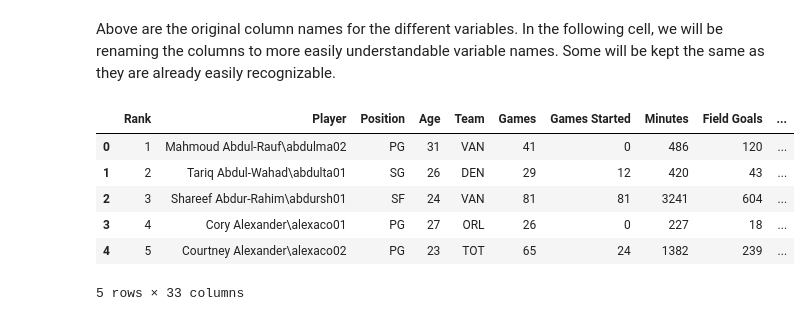
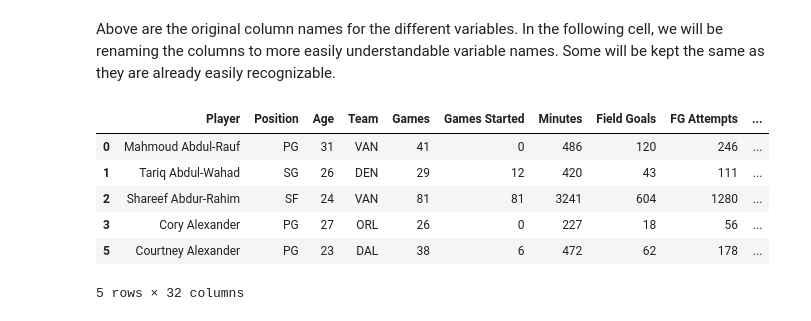
Before and after one commit to chas3stockwell/College-Basketball-Success, a Jupyter notebook: Tutorial Notebook - Extrapolating Success from Basketball Players using On-Court Data 2000-2019-checkpoint.ipynb, the cells around one changed output. Cells and saved outputs as stored; diff of their text form; code cells hidden in the pictures.

```diff
--- a/Tutorial Notebook - Extrapolating Success from Basketball Players using On-Court Data 2000-2019-checkpoint.ipynb
+++ b/Tutorial Notebook - Extrapolating Success from Basketball Players using On-Court Data 2000-2019-checkpoint.ipynb
@@ -278,17 +251,21 @@ import os
 
 directory_in_str = "./data_NBA"
 directory = os.fsencode(directory_in_str)
-yNum = 2001
+yNum = 2000
+
+file1 = "./data_NBA/playerstats2000.csv"
+
+df_NBA = pd.DataFrame()
 
 for file in os.listdir(directory):
      filename = os.fsdecode(file)
-     if filename.endswith(".csv") & ~("2000" in filename):
+     if filename.endswith(".csv"):
         df_temp = pd.read_csv((directory_in_str +"/"+ filename), sep=",", encoding='latin-1')
         df_temp["Year"] = yNum
         df_NBA = pd.concat([df_NBA, df_temp], ignore_index = True)
         yNum = yNum+1
      else:
          continue
-
-df_NBA
+del df_NBA["Rk"]
+df_NBA.head()
 # %% [output]
@@ -327,0 +283,6 @@ df_NBA.head()
+# %%
+# If a record has the Team = TOT, then it is the total summation of that player's stats and is thus a repetitive column.
+df_NBA = df_NBA.loc[df_NBA["Tm"] != "TOT"]
+
+df_NBA["3P%_ofTotal"] = df_NBA["3PA"]/(df_NBA["3PA"]+df_NBA["FGA"])
+df_NBA.head()
@@ -364,20 +333,21 @@ Index(['Rk', 'Player', 'Pos', 'Age', 'Tm', 'G', 'GS', 'MP', 'FG', 'FGA', 'FG%',
 # %% [markdown]
 Above are the original column names for the different variables. In the following cell, we will be renaming the columns to more easily understandable variable names. Some will be kept the same as they are already easily recognizable.
 # %%
-df_NBA.columns = ["Rank", "Player", "Position", "Age", "Team",
+df_NBA.columns = ["Player", "Position", "Age", "Team",
                   "Games", "Games Started", "Minutes", "Field Goals",
                   "FG Attempts", "FG Percent","3P FG", "3P Attempts",
                   "3P Percent", "2P FG", "2P Attempts", "2P Percent",
                   "Effective FGP", "FT", "FT Attempts","FT Percent",
                   "Off_Rebounds", "Def_Rebounds", "Tot_Rebounds", "Assists",
                   "Steals", "Blocks", "Turnovers", "P_Fouls", "Points",
                   "Year", "3P%_ofTotal", "PPG"]
+df_NBA["Player"] = df_NBA["Player"].str.split("\\").str[0]
 df_NBA.head()
 # %% [output]
-|  | Rank | Player | Position | Age | Team | Games | Games Started | Minutes | Field Goals | ... |
-| 0 | 1 | Mahmoud Abdul-Rauf\abdulma02 | PG | 31 | VAN | 41 | 0 | 486 | 120 | ... |
-| 1 | 2 | Tariq Abdul-Wahad\abdulta01 | SG | 26 | DEN | 29 | 12 | 420 | 43 | ... |
-| 2 | 3 | Shareef Abdur-Rahim\abdursh01 | SF | 24 | VAN | 81 | 81 | 3241 | 604 | ... |
-| 3 | 4 | Cory Alexander\alexaco01 | PG | 27 | ORL | 26 | 0 | 227 | 18 | ... |
-| 4 | 5 | Courtney Alexander\alexaco02 | PG | 23 | TOT | 65 | 24 | 1382 | 239 | ... |
+|  | Player | Position | Age | Team | Games | Games Started | Minutes | Field Goals | FG Attempts | ... |
+| 0 | Mahmoud Abdul-Rauf | PG | 31 | VAN | 41 | 0 | 486 | 120 | 246 | ... |
+| 1 | Tariq Abdul-Wahad | SG | 26 | DEN | 29 | 12 | 420 | 43 | 111 | ... |
+| 2 | Shareef Abdur-Rahim | SF | 24 | VAN | 81 | 81 | 3241 | 604 | 1280 | ... |
+| 3 | Cory Alexander | PG | 27 | ORL | 26 | 0 | 227 | 18 | 56 | ... |
+| 5 | Courtney Alexander | PG | 23 | DAL | 38 | 6 | 472 | 62 | 178 | ... |
-5 rows × 33 columns
+5 rows × 32 columns
```
Also changed, not shown: parts of 14 cells of this notebook.
